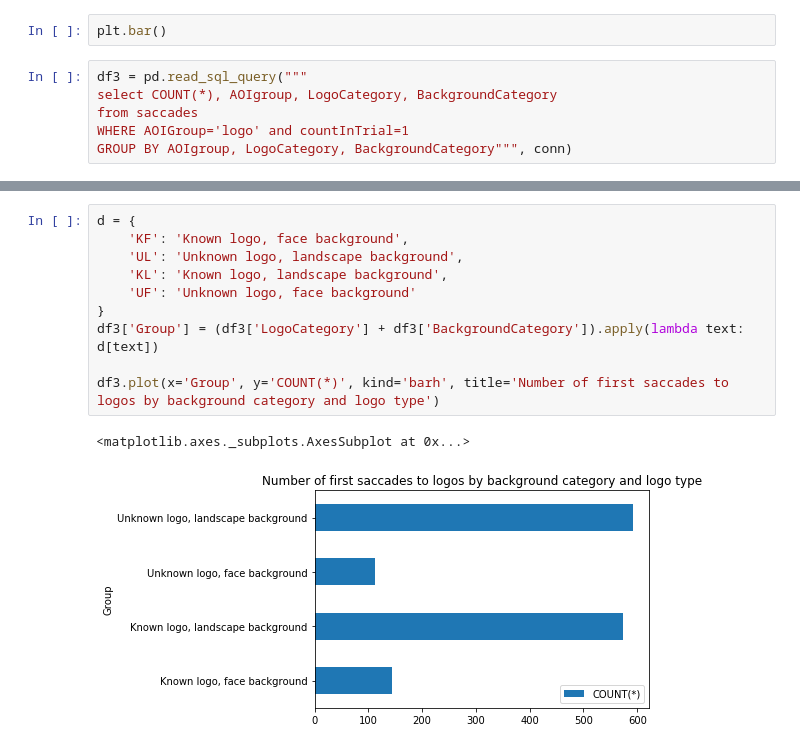
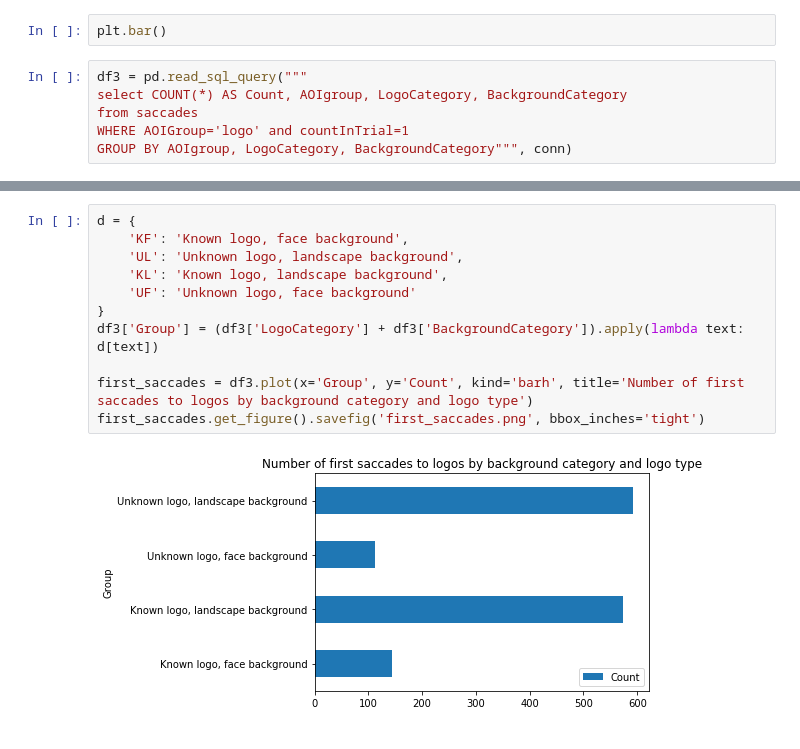
Before and after one commit to alastaa/LSTProject, a Jupyter notebook: Fiksaatioanalyysihommii.ipynb, the cells around one changed output, grey strips where cells are left out. Drawn from its saved outputs; the diff is of its cells as text.

```diff
--- a/Fiksaatioanalyysihommii.ipynb
+++ b/Fiksaatioanalyysihommii.ipynb
@@ -224,7 +300,7 @@ plt.show()
 plt.bar()
 # %%
 df3 = pd.read_sql_query("""
-select COUNT(*), AOIgroup, LogoCategory, BackgroundCategory
+select COUNT(*) AS Count, AOIgroup, LogoCategory, BackgroundCategory
 from saccades
 WHERE AOIGroup='logo' and countInTrial=1
 GROUP BY AOIgroup, LogoCategory, BackgroundCategory""", conn)
@@ -258,15 +347,15 @@ df5.plot(x='Group', y='COUNT(*)', kind='barh', title='Number of first saccades t
 # %%
 d = {
     'KF': 'Known logo, face background',
     'UL': 'Unknown logo, landscape background',
     'KL': 'Known logo, landscape background',
     'UF': 'Unknown logo, face background'
 }
 df3['Group'] = (df3['LogoCategory'] + df3['BackgroundCategory']).apply(lambda text: d[text])
 
-df3.plot(x='Group', y='COUNT(*)', kind='barh', title='Number of first saccades to logos by background category and logo type')
+first_saccades = df3.plot(x='Group', y='Count', kind='barh', title='Number of first saccades to logos by background category and logo type')
+first_saccades.get_figure().savefig('first_saccades.png', bbox_inches='tight')
 # %% [output]
-<matplotlib.axes._subplots.AxesSubplot at 0x...>
-[figure, old version]
+[figure, new version]
 # %%
 df4['Group'] = (df4['LogoCategory'] + df4['BackgroundCategory']).apply(lambda text: d[text])
```
Also changed, not shown: parts of 15 cells of this notebook.
